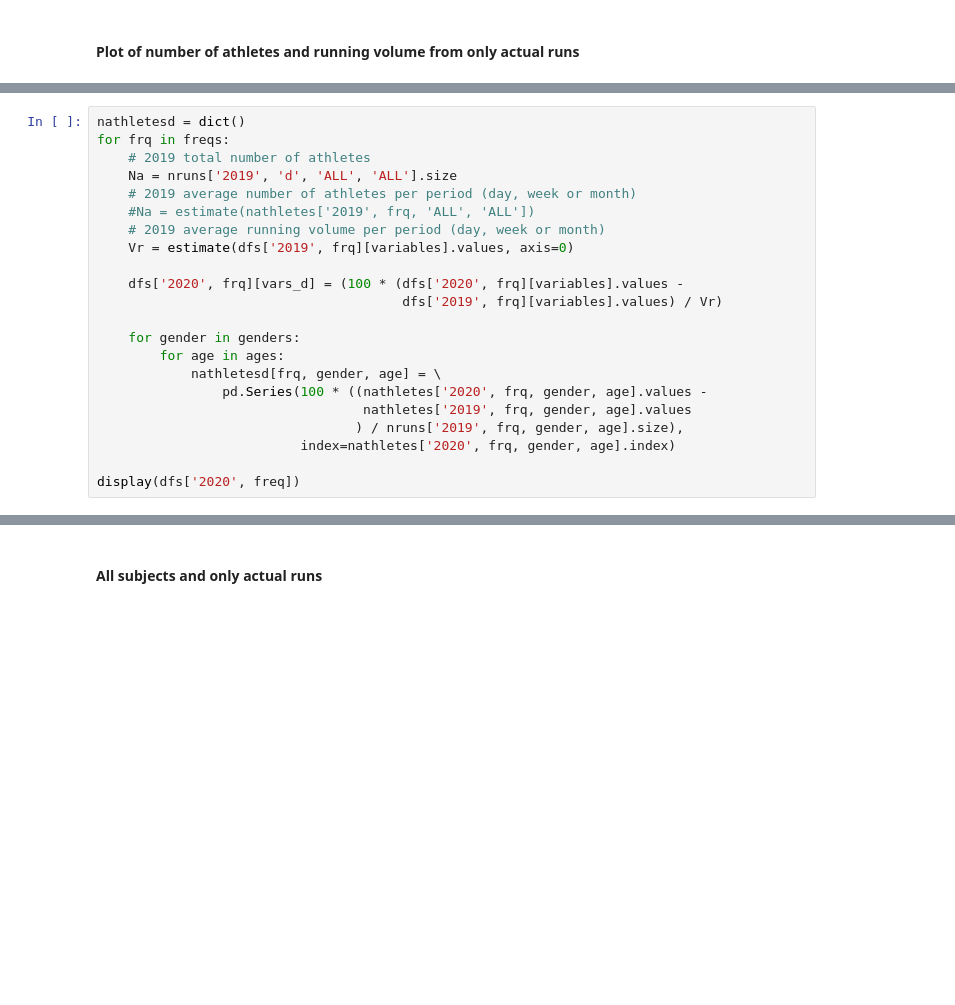
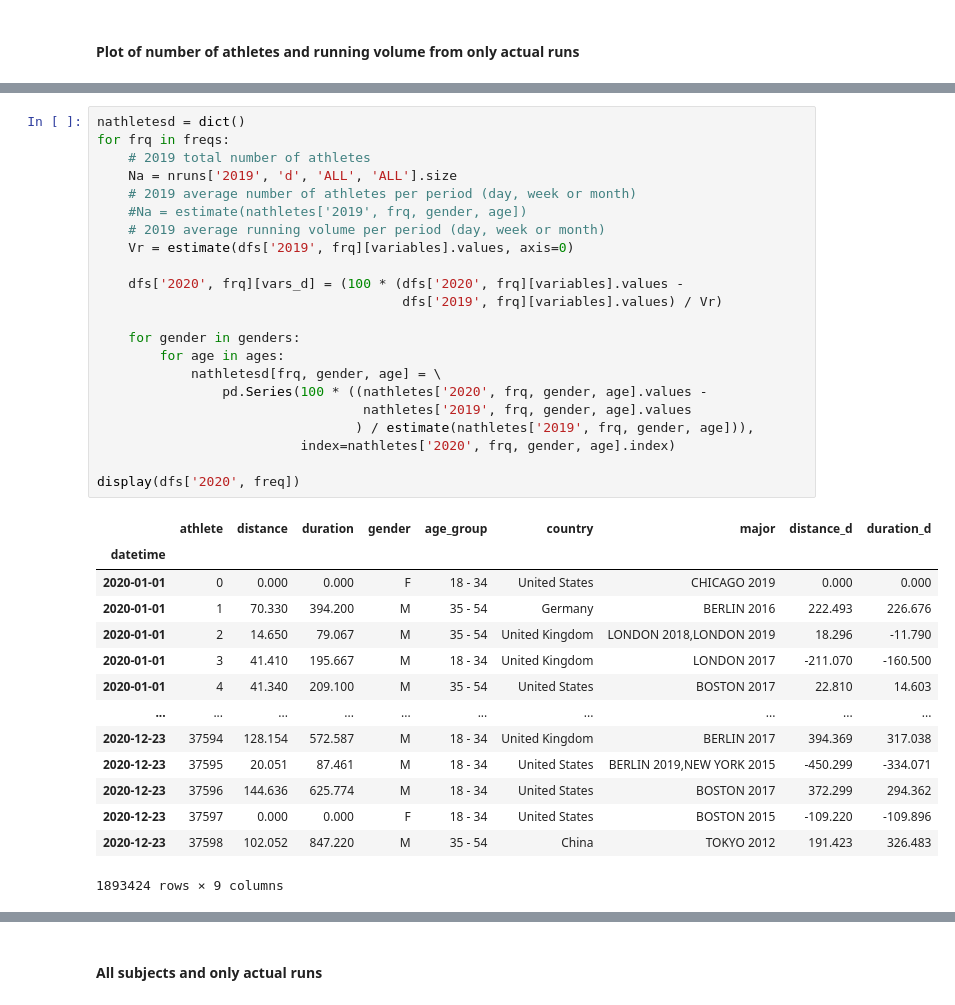
Before and after one commit to BMClab/covid19, a Jupyter notebook: analysis/run_2019_2020.ipynb, the cells around one changed output, grey strips where cells are left out. Saved outputs shown, nothing was run; the diff lists cells and outputs as text; blank space fills up the shorter version.

```diff
--- a/analysis/run_2019_2020.ipynb
+++ b/analysis/run_2019_2020.ipynb
@@ -714,25 +857,40 @@ The difference between 2020 and 2019 in the average running volume per period (d
 # %%
 nathletesd = dict()
 for frq in freqs:
     # 2019 total number of athletes
     Na = nruns['2019', 'd', 'ALL', 'ALL'].size
     # 2019 average number of athletes per period (day, week or month)
-    #Na = estimate(nathletes['2019', frq, 'ALL', 'ALL'])
+    #Na = estimate(nathletes['2019', frq, gender, age])
     # 2019 average running volume per period (day, week or month)
     Vr = estimate(dfs['2019', frq][variables].values, axis=0)
 
     dfs['2020', frq][vars_d] = (100 * (dfs['2020', frq][variables].values -
                                        dfs['2019', frq][variables].values) / Vr)
 
     for gender in genders:
         for age in ages:
             nathletesd[frq, gender, age] = \
                 pd.Series(100 * ((nathletes['2020', frq, gender, age].values -
                                   nathletes['2019', frq, gender, age].values
-                                 ) / nruns['2019', frq, gender, age].size),
+                                 ) / estimate(nathletes['2019', frq, gender, age])),
                           index=nathletes['2020', frq, gender, age].index)
 
 display(dfs['2020', freq])
+# %% [output]
+|  | athlete | distance | duration | gender | age_group | country | major | distance_d | duration_d |
+| datetime |  |  |  |  |  |  |  |  |  |
+| 2020-01-01 | 0 | 0.000 | 0.000 | F | 18 - 34 | United States | CHICAGO 2019 | 0.000 | 0.000 |
+| 2020-01-01 | 1 | 70.330 | 394.200 | M | 35 - 54 | Germany | BERLIN 2016 | 222.493 | 226.676 |
+| 2020-01-01 | 2 | 14.650 | 79.067 | M | 35 - 54 | United Kingdom | LONDON 2018,LONDON 2019 | 18.296 | -11.790 |
+| 2020-01-01 | 3 | 41.410 | 195.667 | M | 18 - 34 | United Kingdom | LONDON 2017 | -211.070 | -160.500 |
+| 2020-01-01 | 4 | 41.340 | 209.100 | M | 35 - 54 | United States | BOSTON 2017 | 22.810 | 14.603 |
+| ... | ... | ... | ... | ... | ... | ... | ... | ... | ... |
+| 2020-12-23 | 37594 | 128.154 | 572.587 | M | 18 - 34 | United Kingdom | BERLIN 2017 | 394.369 | 317.038 |
+| 2020-12-23 | 37595 | 20.051 | 87.461 | M | 18 - 34 | United States | BERLIN 2019,NEW YORK 2015 | -450.299 | -334.071 |
+| 2020-12-23 | 37596 | 144.636 | 625.774 | M | 18 - 34 | United States | BOSTON 2017 | 372.299 | 294.362 |
+| 2020-12-23 | 37597 | 0.000 | 0.000 | F | 18 - 34 | United States | BOSTON 2015 | -109.220 | -109.896 |
+| 2020-12-23 | 37598 | 102.052 | 847.220 | M | 35 - 54 | China | TOKYO 2012 | 191.423 | 326.483 |
+1893424 rows × 9 columns
 # %% [markdown]
 ### Data distribution
 
```
Also changed, not shown: parts of 25 cells of this notebook, 1 other file.
